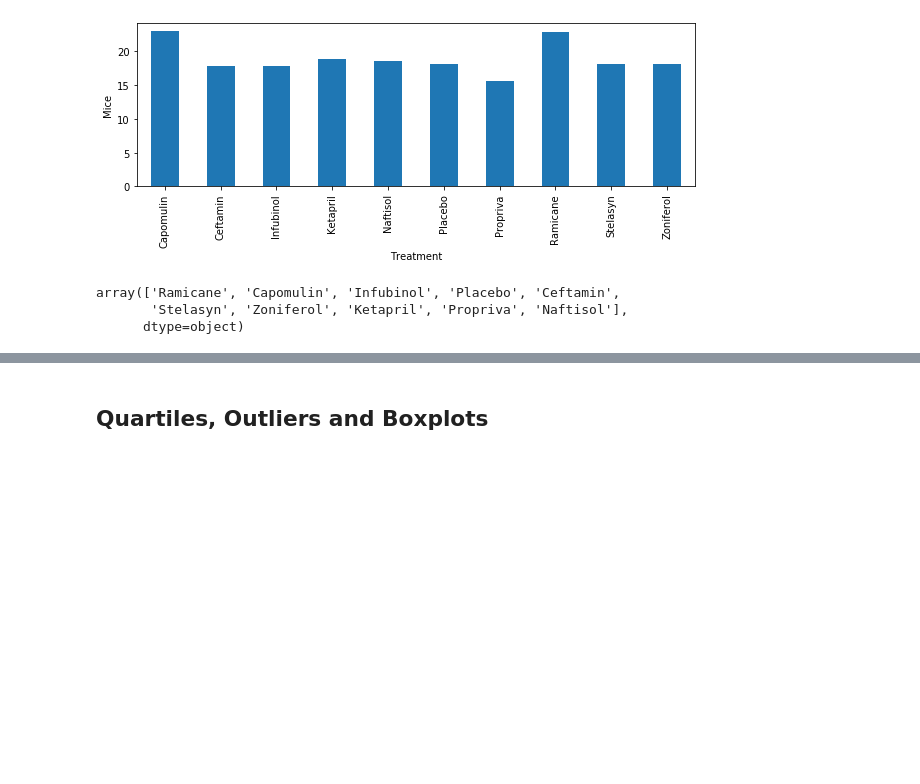
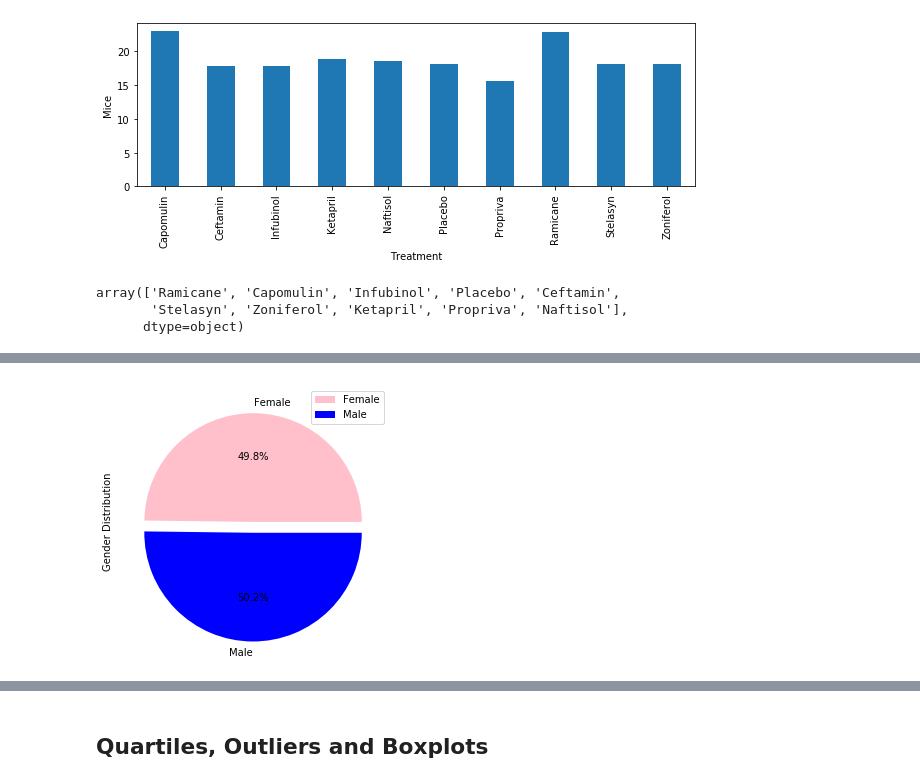
Before and after one commit to DanielDesmondUCD/matplotlib, a Jupyter notebook: Desktop/matplotlibhw/Pymaceuticals/pymaceuticals_starter.ipynb, the cells around one changed output, grey strips where cells are left out. Drawn from its saved outputs; the diff is of its cells as text; code cells hidden in the pictures; blank space fills up the shorter version.

```diff
--- a/Desktop/matplotlibhw/Pymaceuticals/pymaceuticals_starter.ipynb
+++ b/Desktop/matplotlibhw/Pymaceuticals/pymaceuticals_starter.ipynb
@@ -151,0 +174,14 @@ Text(0, 0.5, 'Number of Mice')
+# %%
+# Generate a pie plot showing the distribution of female versus male mice using pandas
+
+mouse_gender = cleandata.groupby(['Mouse ID','Sex'])
+
+gender_df = pd.DataFrame(mouse_gender.size())
+
+gender_count = pd.DataFrame(gender_df.groupby(["Sex"]).count())
+gender_count.columns = ["Gender Distribution"]
+
+colors = ['Pink', 'Blue']
+plot = gender_count.plot.pie(y='Gender Distribution', autopct='%1.1f%%',explode=(0,0.1), figsize = (5,5), colors = colors)
+# %% [output]
+[figure, added]
```
Also changed, not shown: parts of 9 cells of this notebook.
